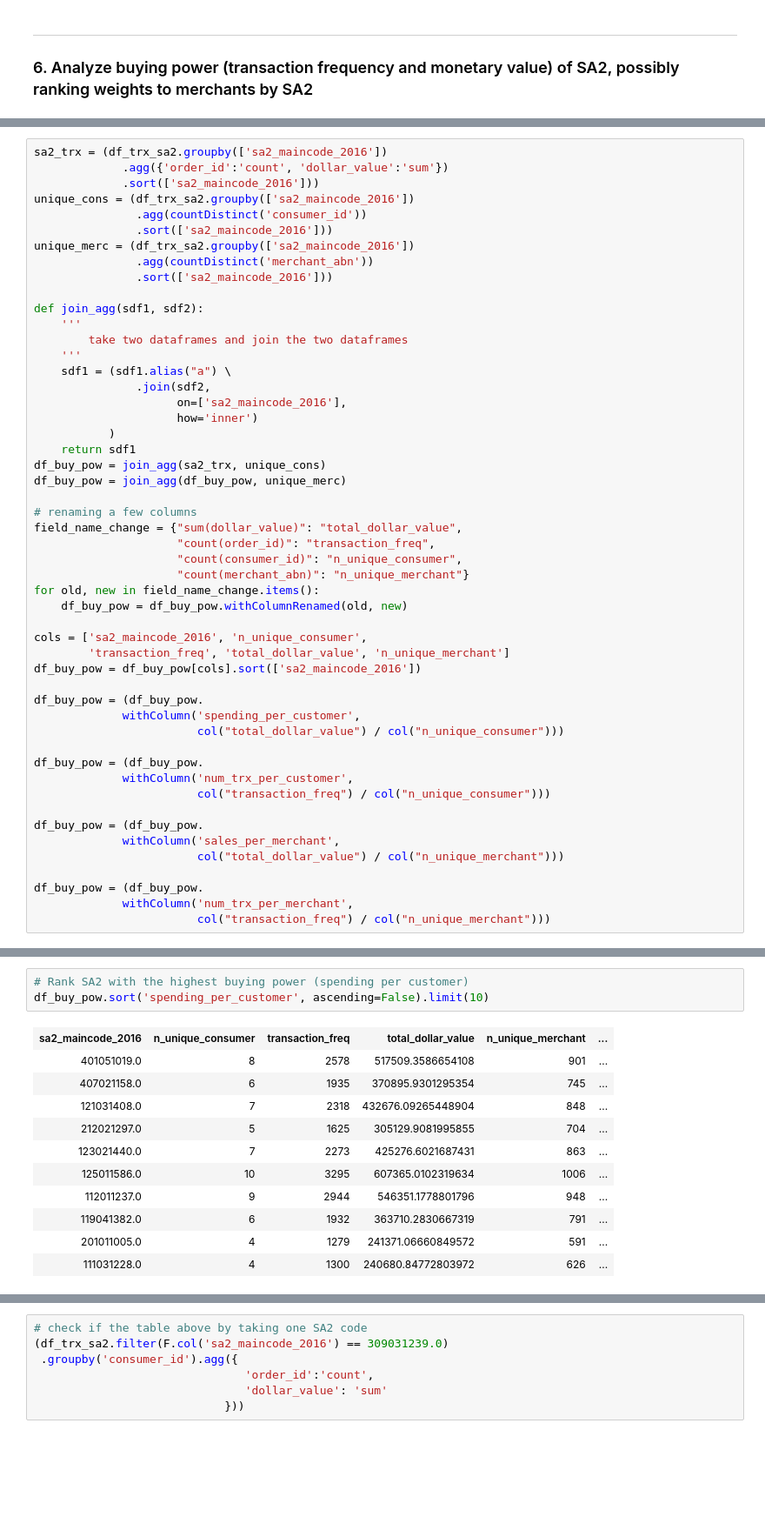
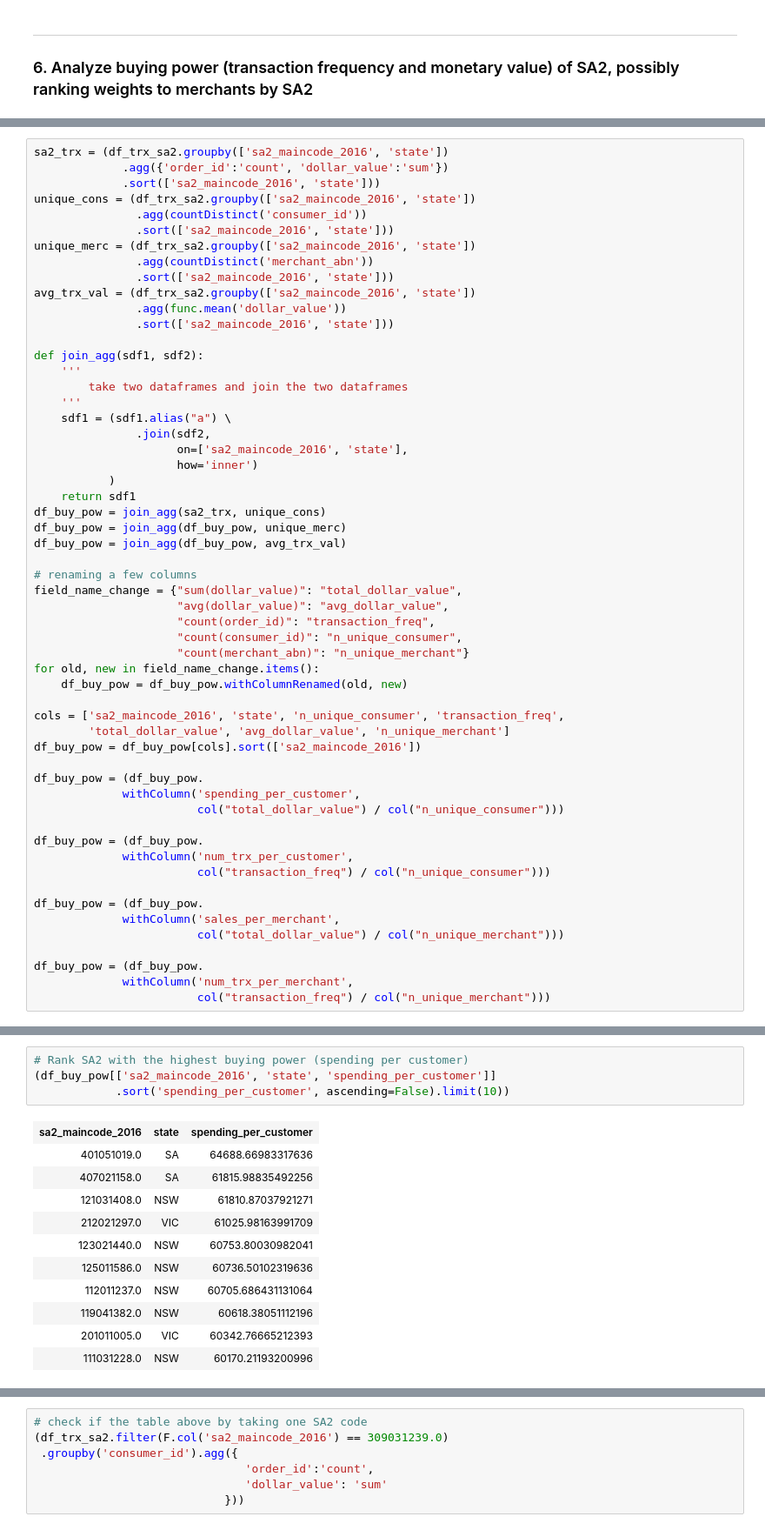
Before and after one commit to MAST30034-Applied-Data-Science/generic-buy-now-pay-later-project-group-11, a Jupyter notebook: notebooks/product_categories_analysis.ipynb, the cells around one changed output, grey strips where cells are left out. Shown: that part at 87% size. Saved outputs shown, nothing was run; the diff lists cells and outputs as text; blank space fills up the shorter version.

```diff
--- a/notebooks/product_categories_analysis.ipynb
+++ b/notebooks/product_categories_analysis.ipynb
@@ -582,13 +626,16 @@ plt.show()
 # %%
-sa2_trx = (df_trx_sa2.groupby(['sa2_maincode_2016'])
+sa2_trx = (df_trx_sa2.groupby(['sa2_maincode_2016', 'state'])
              .agg({'order_id':'count', 'dollar_value':'sum'})
-             .sort(['sa2_maincode_2016']))
-unique_cons = (df_trx_sa2.groupby(['sa2_maincode_2016'])
+             .sort(['sa2_maincode_2016', 'state']))
+unique_cons = (df_trx_sa2.groupby(['sa2_maincode_2016', 'state'])
                .agg(countDistinct('consumer_id'))
-               .sort(['sa2_maincode_2016']))
-unique_merc = (df_trx_sa2.groupby(['sa2_maincode_2016'])
+               .sort(['sa2_maincode_2016', 'state']))
+unique_merc = (df_trx_sa2.groupby(['sa2_maincode_2016', 'state'])
                .agg(countDistinct('merchant_abn'))
-               .sort(['sa2_maincode_2016']))
+               .sort(['sa2_maincode_2016', 'state']))
+avg_trx_val = (df_trx_sa2.groupby(['sa2_maincode_2016', 'state'])
+               .agg(func.mean('dollar_value'))
+               .sort(['sa2_maincode_2016', 'state']))
 
 def join_agg(sdf1, sdf2):
     '''
@@ -596,23 +643,25 @@ def join_agg(sdf1, sdf2):
     '''
     sdf1 = (sdf1.alias("a") \
                .join(sdf2,
-                     on=['sa2_maincode_2016'],
+                     on=['sa2_maincode_2016', 'state'],
                      how='inner')
            )
     return sdf1
 df_buy_pow = join_agg(sa2_trx, unique_cons)
 df_buy_pow = join_agg(df_buy_pow, unique_merc)
+df_buy_pow = join_agg(df_buy_pow, avg_trx_val)
 
 # renaming a few columns
 field_name_change = {"sum(dollar_value)": "total_dollar_value",
+                     "avg(dollar_value)": "avg_dollar_value",
                      "count(order_id)": "transaction_freq",
                      "count(consumer_id)": "n_unique_consumer",
                      "count(merchant_abn)": "n_unique_merchant"}
 for old, new in field_name_change.items():
     df_buy_pow = df_buy_pow.withColumnRenamed(old, new)
 
-cols = ['sa2_maincode_2016', 'n_unique_consumer',
-        'transaction_freq', 'total_dollar_value', 'n_unique_merchant']
+cols = ['sa2_maincode_2016', 'state', 'n_unique_consumer', 'transaction_freq',
+        'total_dollar_value', 'avg_dollar_value', 'n_unique_merchant']
 df_buy_pow = df_buy_pow[cols].sort(['sa2_maincode_2016'])
 
 df_buy_pow = (df_buy_pow.
@@ -691,15 +744,16 @@ Distribution for n_unique_merchant
 # %%
 # Rank SA2 with the highest buying power (spending per customer)
-df_buy_pow.sort('spending_per_customer', ascending=False).limit(10)
+(df_buy_pow[['sa2_maincode_2016', 'state', 'spending_per_customer']]
+            .sort('spending_per_customer', ascending=False).limit(10))
 # %% [output]
-| sa2_maincode_2016 | n_unique_consumer | transaction_freq | total_dollar_value | n_unique_merchant | ... |
-| 401051019.0 | 8 | 2578 | 517509.3586654108 | 901 | ... |
-| 407021158.0 | 6 | 1935 | 370895.9301295354 | 745 | ... |
-| 121031408.0 | 7 | 2318 | 432676.09265448904 | 848 | ... |
-| 212021297.0 | 5 | 1625 | 305129.9081995855 | 704 | ... |
-| 123021440.0 | 7 | 2273 | 425276.6021687431 | 863 | ... |
-| 125011586.0 | 10 | 3295 | 607365.0102319634 | 1006 | ... |
-| 112011237.0 | 9 | 2944 | 546351.1778801796 | 948 | ... |
-| 119041382.0 | 6 | 1932 | 363710.2830667319 | 791 | ... |
-| 201011005.0 | 4 | 1279 | 241371.06660849572 | 591 | ... |
-| 111031228.0 | 4 | 1300 | 240680.84772803972 | 626 | ... |
+| sa2_maincode_2016 | state | spending_per_customer |
+| 401051019.0 | SA | 64688.66983317636 |
+| 407021158.0 | SA | 61815.98835492256 |
+| 121031408.0 | NSW | 61810.87037921271 |
+| 212021297.0 | VIC | 61025.98163991709 |
+| 123021440.0 | NSW | 60753.80030982041 |
+| 125011586.0 | NSW | 60736.50102319636 |
+| 112011237.0 | NSW | 60705.686431131064 |
+| 119041382.0 | NSW | 60618.38051112196 |
+| 201011005.0 | VIC | 60342.76665212393 |
+| 111031228.0 | NSW | 60170.21193200996 |
```
Also changed, not shown: parts of 24 cells of this notebook.
